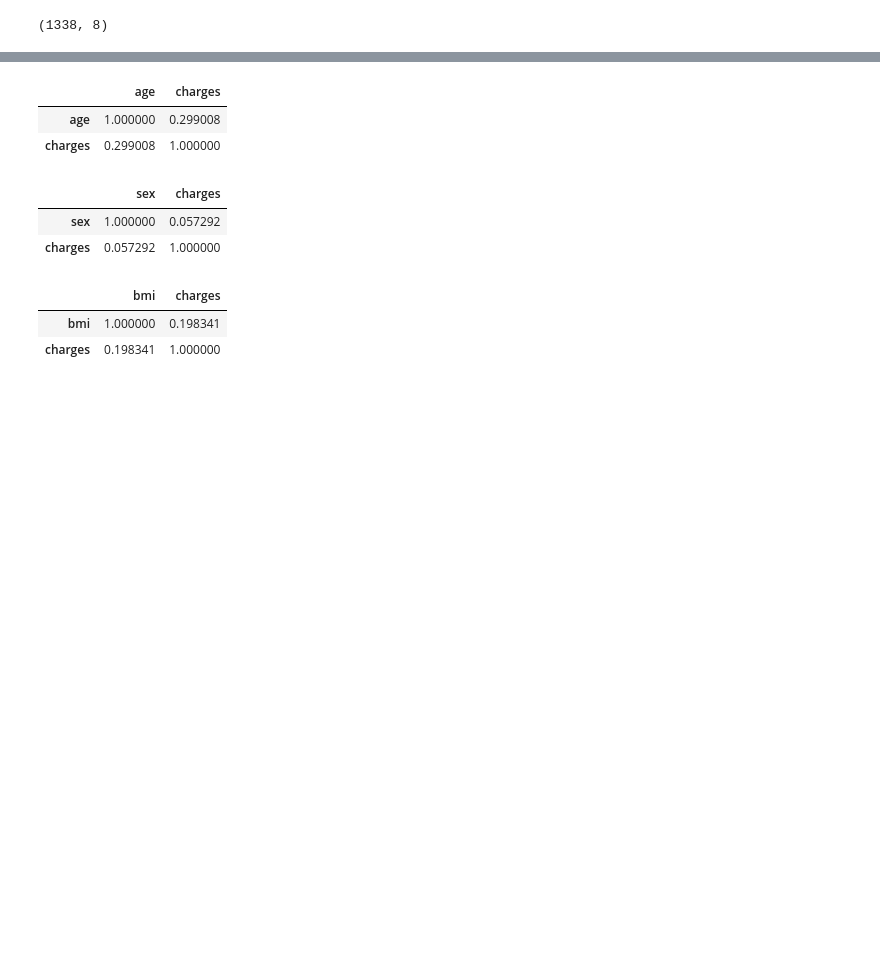
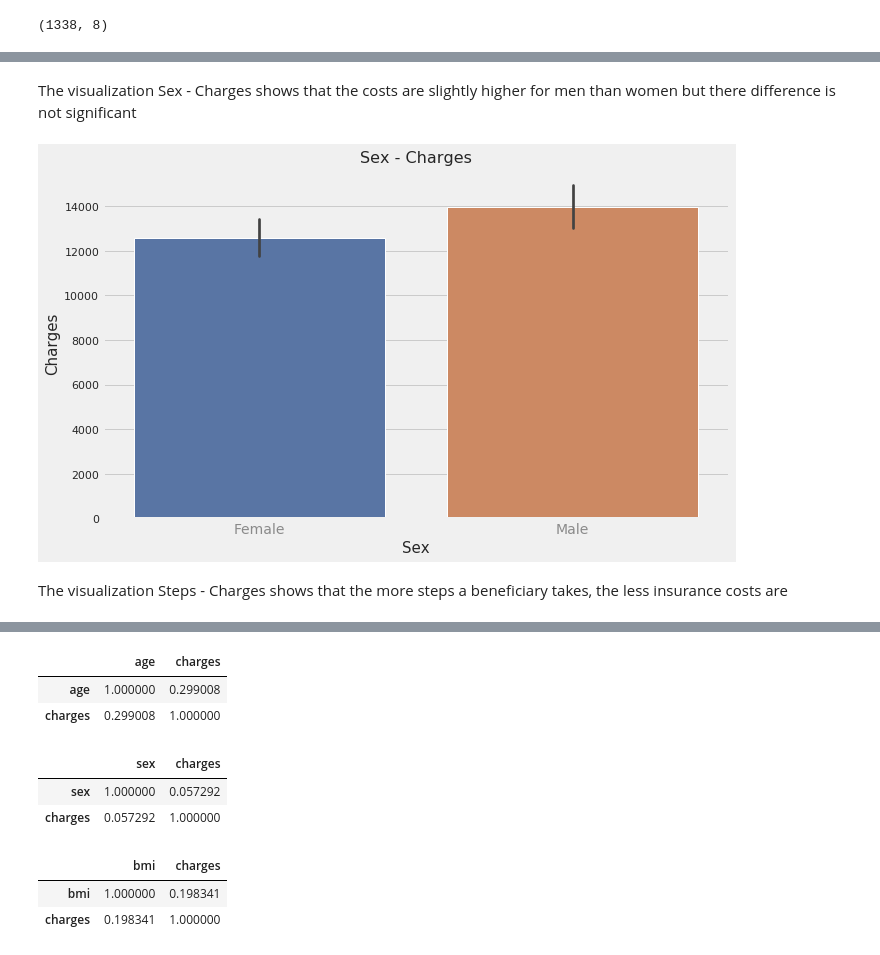
Before and after one commit to Khislatz/DS-Unit-1-Build, a Jupyter notebook: Khislat_Zhuraeva_Medical_Cost_Project.ipynb, the cells around one changed output, grey strips where cells are left out. Saved outputs shown, nothing was run; the diff lists cells and outputs as text; code cells hidden in the pictures; blank space fills up the shorter version.

```diff
--- a/Khislat_Zhuraeva_Medical_Cost_Project.ipynb
+++ b/Khislat_Zhuraeva_Medical_Cost_Project.ipynb
@@ -304,0 +166,20 @@ plt.show()
+# %% [markdown]
+The visualization Sex - Charges shows that the costs are slightly higher for men than women but there difference is not significant
+# %%
+import seaborn as sns
+#Sex - Charges
+
+fig, ax = plt.subplots(figsize=(10, 6))
+sns.set(style="whitegrid")
+ax = sns.barplot(x="sex", y="charges", data=insurance_df)
+#set title
+ax.set_title('Sex - Charges', fontsize=16);
+#set x and y labels
+plt.xlabel('Sex', fontweight='light', fontsize=15)
+plt.ylabel('Charges', fontweight = 'light', fontsize=15)
+#set xticklabels
+ax.set_xticklabels(('Female', 'Male'), weight='ultralight', fontsize=14, alpha=0.5);
+# %% [output]
+[figure, added]
+# %% [markdown]
+The visualization Steps - Charges shows that the more steps a beneficiary takes, the less insurance costs are
```
Also changed, not shown: parts of 56 cells of this notebook.
